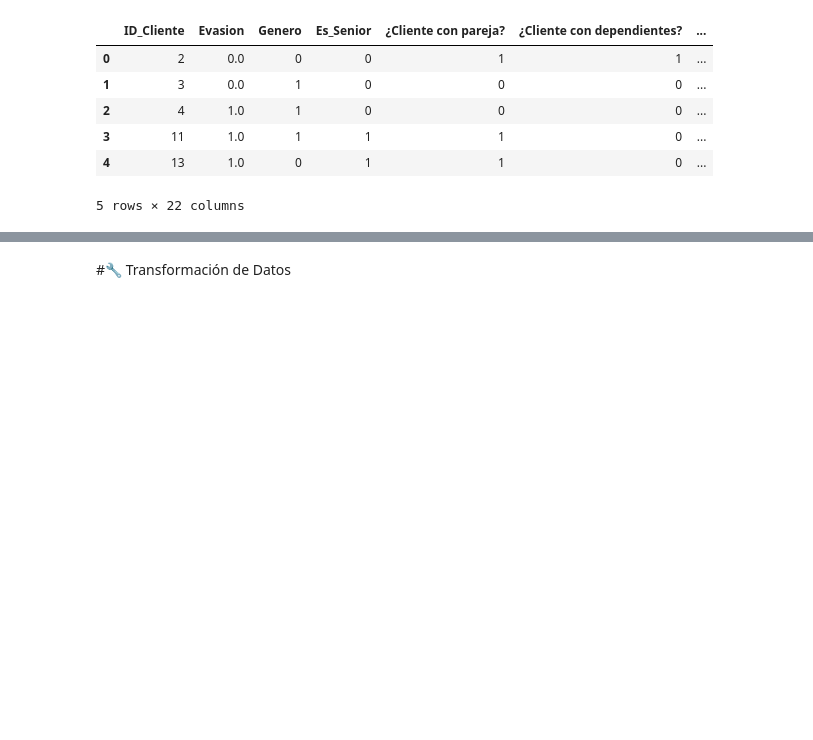
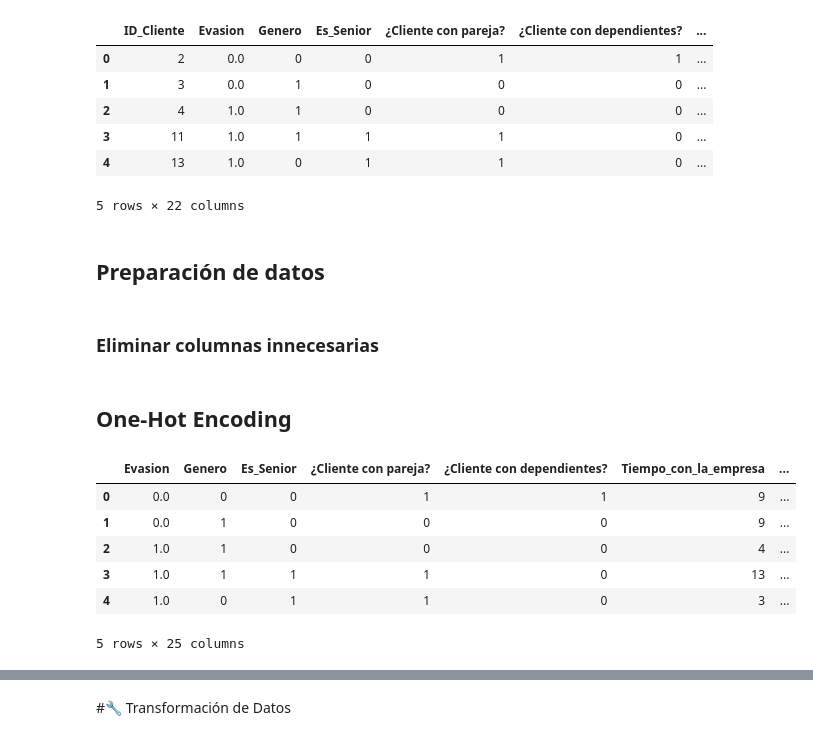
Before and after one commit to Daimond92/TelecomX2-data-science, a Jupyter notebook: Telecom_X.ipynb, the cells around one changed output, grey strips where cells are left out. Drawn from its saved outputs; the diff is of its cells as text; code cells hidden in the pictures; blank space fills up the shorter version.

```diff
--- a/Telecom_X.ipynb
+++ b/Telecom_X.ipynb
@@ -27,3 +32,31 @@ df.head()
 | 3 | 11 | 1.0 | 1 | 1 | 1 | 0 | ... |
 | 4 | 13 | 1.0 | 0 | 1 | 1 | 0 | ... |
 5 rows × 22 columns
+# %% [markdown]
+## Preparación de datos
+# %% [markdown]
+### Eliminar columnas innecesarias
+# %%
+df = df.drop(columns=['ID_Cliente'])
+# %% [markdown]
+## One-Hot Encoding
+# %%
+# Aplicar One-Hot Encoding a 'Tipo_Contrato'
+df_encoded = pd.get_dummies(df, columns=['Tipo_Contrato'], drop_first=True)
+
+# Aplicar One-Hot Encoding a 'Servicio_Internet'
+df_encoded = pd.get_dummies(df_encoded, columns=['Servicio_Internet'], drop_first=True)
+
+# Aplicar One-Hot Encoding a 'Metodo_Pago'
+df_encoded = pd.get_dummies(df_encoded, columns=['Metodo_Pago'], drop_first=True)
+
+# Ver las primeras filas del dataframe transformado
+df_encoded.head()
+# %% [output]
+|  | Evasion | Genero | Es_Senior | ¿Cliente con pareja? | ¿Cliente con dependientes? | Tiempo_con_la_empresa | ... |
+| 0 | 0.0 | 0 | 0 | 1 | 1 | 9 | ... |
+| 1 | 0.0 | 1 | 0 | 0 | 0 | 9 | ... |
+| 2 | 1.0 | 1 | 0 | 0 | 0 | 4 | ... |
+| 3 | 1.0 | 1 | 1 | 1 | 0 | 13 | ... |
+| 4 | 1.0 | 0 | 1 | 1 | 0 | 3 | ... |
+5 rows × 25 columns
```
Also changed, not shown: parts of 19 cells of this notebook.
